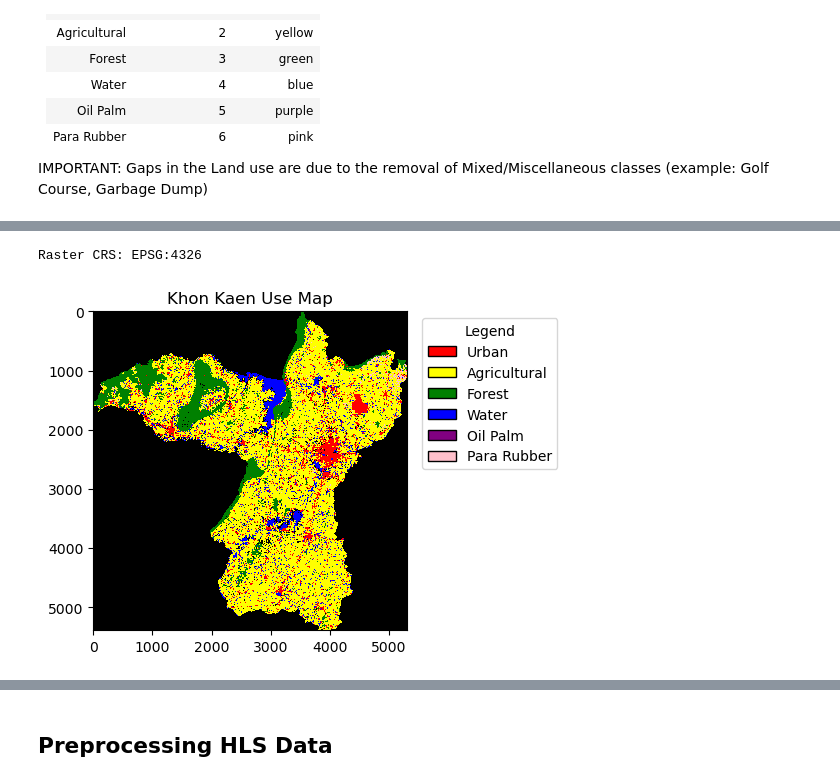
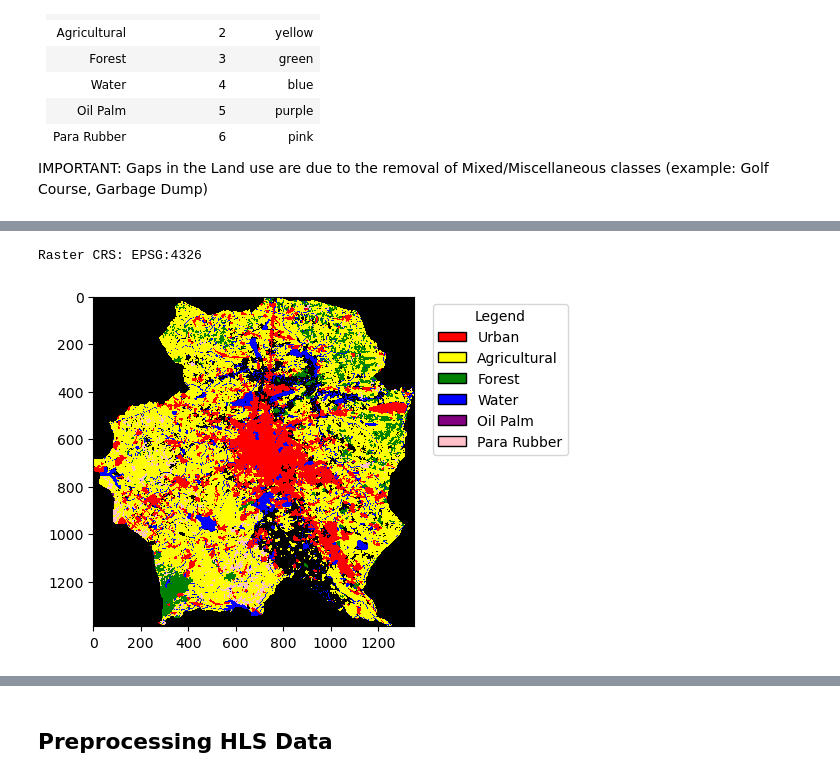
Before and after one commit to GLODAL/THA_Space-AI_training_material, a Jupyter notebook: Notebooks for HSL/01 preprocessing.ipynb, the cells around one changed output, grey strips where cells are left out. Cells and saved outputs as stored; diff of their text form; code cells hidden in the pictures.

```diff
--- a/Notebooks for HSL/01 preprocessing.ipynb
+++ b/Notebooks for HSL/01 preprocessing.ipynb
@@ -52,7 +66,7 @@ from matplotlib.patches import Patch
 
 # Step 1: read the raster file
 #raster_path = '../data/01_preprocessing/muang_udon_lu_raster/LU_muang-udon.tif' #change the raster path based on where you stored the raster file
-raster_path = '../data/01_preprocessing/muang_udon_lu_raster/khon-kaen.tif'
+raster_path = '01_preprocessing/lu_raster/LU_muang-udon.tif'
 
 with rio.open(raster_path) as src:
     raster_data = src.read(1) #read just the 1st band
@@ -69,32 +83,32 @@ value_to_color = {
     4:'blue',
     5:'purple',
     6:'pink'}
 
 # create a colormap with these values
 colors = [value_to_color.get(i,'black') for i in range(0,max(value_to_color.keys()) + 1)]
 cmap = ListedColormap(colors)
 
 # Step 3: Display the raster with the colormap
 plt.figure(figsize=(6,6))
-plt.title("Khon Kaen Use Map")
+#plt.title("Khon Kaen Use Map")
 plt.imshow(raster_data,cmap=cmap,interpolation='none')
 
 # Step 4: Add legend
 # define the raster value and corresponding land use type
 lu_legend = {1:'Urban',
              2:'Agricultural',
              3:'Forest',
              4:'Water',
              5:'Oil Palm',
              6:'Para Rubber'}
 
 legend_elements = [Patch(facecolor=color, edgecolor='black', label=lu_legend[value])
                    for value, color in value_to_color.items()]
 plt.legend(handles=legend_elements, title="Legend", loc='upper right', bbox_to_anchor=(1.5, 1))
 
 # show the plot
 plt.tight_layout()
 plt.show()
 # %% [output]
 Raster CRS: EPSG:4326
-[figure, old version]
+[figure, new version]
```
Also changed, not shown: parts of 10 cells of this notebook, 1 other file.
